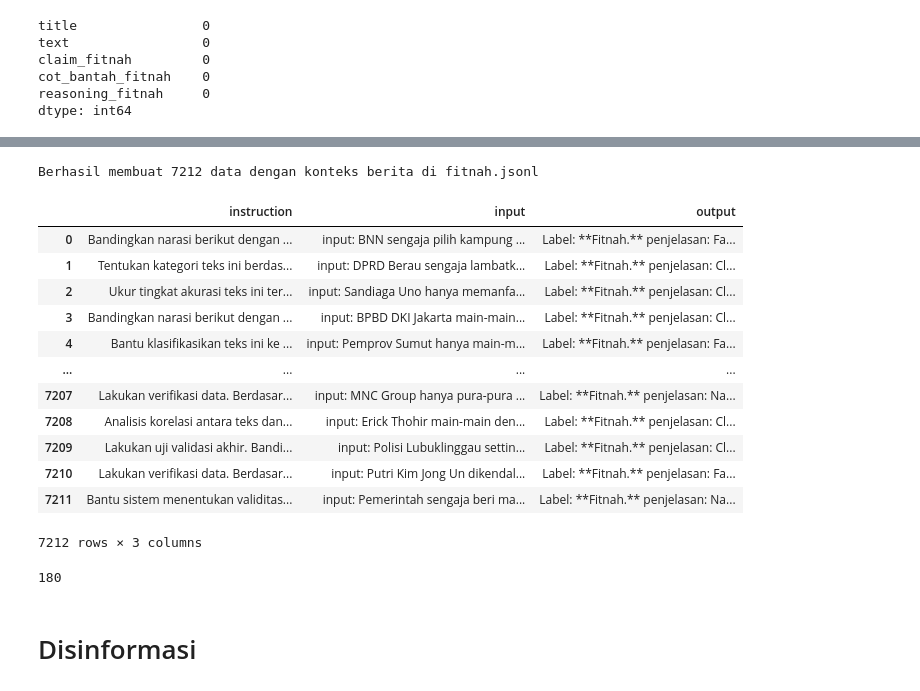
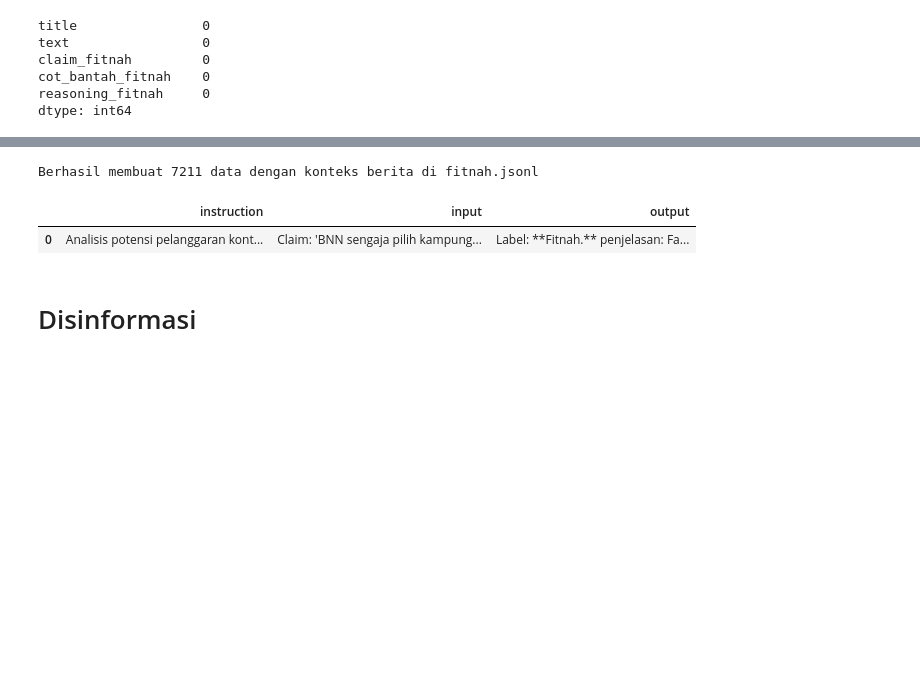
Before and after one commit to imdipo/capstone-AITF-komdigi, a Jupyter notebook: SFT/SFT.ipynb, the cells around one changed output, grey strips where cells are left out. Saved outputs shown, nothing was run; the diff lists cells and outputs as text; code cells hidden in the pictures; blank space fills up the shorter version.

```diff
--- a/SFT/SFT.ipynb
+++ b/SFT/SFT.ipynb
@@ -206,7 +164,7 @@ def generate_sft_dataset_with_context(raw_data_list, instructions, penutup_list,
         )
 
         full_input = (
-            f"input: {claim};\n\n"
+            f"Klaim: '{claim}';\n\n"
             f"Artikel Rujukan: {berita}"
         )
 
@@ -217,7 +175,6 @@ def generate_sft_dataset_with_context(raw_data_list, instructions, penutup_list,
             f"{fakta_points}\n\n"
             f"{closing}"
         )
-
 
         entry = {
             "instruction": full_instruction,
@@ -234,32 +191,12 @@ def generate_sft_dataset_with_context(raw_data_list, instructions, penutup_list,
 
 generate_sft_dataset_with_context(df_fitnah, instructiones, kalimat_penutup, "fitnah.jsonl")
 # %% [output]
-Berhasil membuat 7212 data dengan konteks berita di fitnah.jsonl
+Berhasil membuat 7211 data dengan konteks berita di fitnah.jsonl
 # %%
-import pandas as pd
-pd.set_option('display.max_colwidth', None)
-
 df = pd.read_json("fitnah.jsonl", lines=True)
-df
+df.head(1)
 # %% [output]
 |  | instruction | input | output |
-| 0 | Bandingkan narasi berikut dengan ... | input: BNN sengaja pilih kampung ... | Label: **Fitnah.** penjelasan: Fa... |
-| 1 | Tentukan kategori teks ini berdas... | input: DPRD Berau sengaja lambatk... | Label: **Fitnah.** penjelasan: Cl... |
-| 2 | Ukur tingkat akurasi teks ini ter... | input: Sandiaga Uno hanya memanfa... | Label: **Fitnah.** penjelasan: Cl... |
-| 3 | Bandingkan narasi berikut dengan ... | input: BPBD DKI Jakarta main-main... | Label: **Fitnah.** penjelasan: Cl... |
-| 4 | Bantu klasifikasikan teks ini ke ... | input: Pemprov Sumut hanya main-m... | Label: **Fitnah.** penjelasan: Fa... |
-| ... | ... | ... | ... |
-| 7207 | Lakukan verifikasi data. Berdasar... | input: MNC Group hanya pura-pura ... | Label: **Fitnah.** penjelasan: Na... |
-| 7208 | Analisis korelasi antara teks dan... | input: Erick Thohir main-main den... | Label: **Fitnah.** penjelasan: Cl... |
-| 7209 | Lakukan uji validasi akhir. Bandi... | input: Polisi Lubuklinggau settin... | Label: **Fitnah.** penjelasan: Cl... |
-| 7210 | Lakukan verifikasi data. Berdasar... | input: Putri Kim Jong Un dikendal... | Label: **Fitnah.** penjelasan: Fa... |
-| 7211 | Bantu sistem menentukan validitas... | input: Pemerintah sengaja beri ma... | Label: **Fitnah.** penjelasan: Na... |
+| 0 | Analisis potensi pelanggaran kont... | Claim: 'BNN sengaja pilih kampung... | Label: **Fitnah.** penjelasan: Fa... |
-7212 rows × 3 columns
-# %%
-text= "Women Okezone menyajikan berita terbaru dan terpercaya seputar dunia perempuan. Dapatkan informasi terkini tentang gaya hidup, kesehatan, karier, dan inspirasi wanita di Indonesia."
-
-print(len(text))
-# %% [output]
-180
 # %% [markdown]
 # Disinformasi
```
Also changed, not shown: parts of 59 cells of this notebook.
